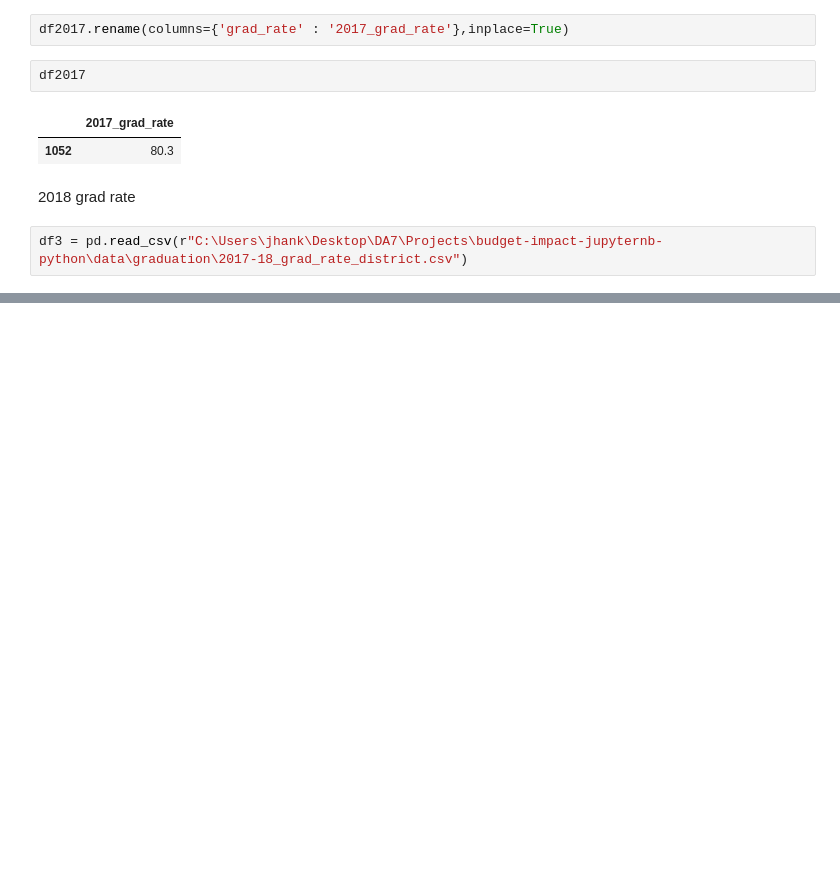
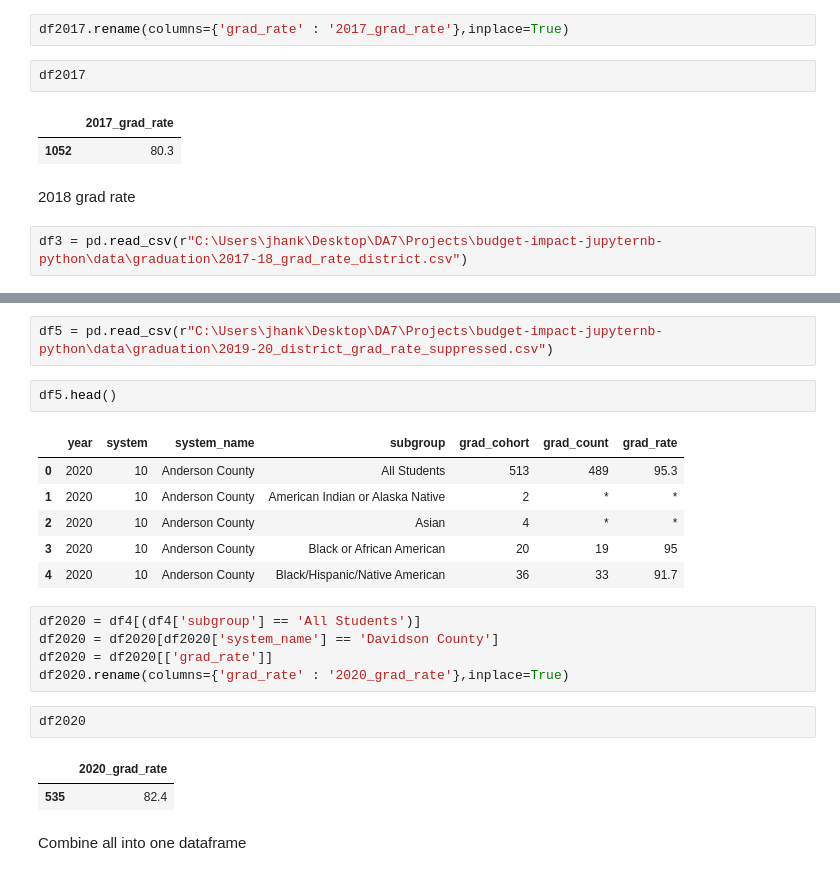
Before and after one commit to jwhankins177/capstone-budget-impact-jupyternb-python, a Jupyter notebook: notebooks/graduation.ipynb, the cells around one changed output, grey strips where cells are left out. Cells and saved outputs as stored; diff of their text form; blank space fills up the shorter version.

```diff
--- a/notebooks/graduation.ipynb
+++ b/notebooks/graduation.ipynb
@@ -77,0 +168,23 @@ df3 = pd.read_csv(r"C:\Users\jhank\Desktop\DA7\Projects\budget-impact-jupyternb-
+# %%
+df5 = pd.read_csv(r"C:\Users\jhank\Desktop\DA7\Projects\budget-impact-jupyternb-python\data\graduation\2019-20_district_grad_rate_suppressed.csv")
+# %%
+df5.head()
+# %% [output]
+|  | year | system | system_name | subgroup | grad_cohort | grad_count | grad_rate |
+| 0 | 2020 | 10 | Anderson County | All Students | 513 | 489 | 95.3 |
+| 1 | 2020 | 10 | Anderson County | American Indian or Alaska Native | 2 | * | * |
+| 2 | 2020 | 10 | Anderson County | Asian | 4 | * | * |
+| 3 | 2020 | 10 | Anderson County | Black or African American | 20 | 19 | 95 |
+| 4 | 2020 | 10 | Anderson County | Black/Hispanic/Native American | 36 | 33 | 91.7 |
+# %%
+df2020 = df4[(df4['subgroup'] == 'All Students')]
+df2020 = df2020[df2020['system_name'] == 'Davidson County']
+df2020 = df2020[['grad_rate']]
+df2020.rename(columns={'grad_rate' : '2020_grad_rate'},inplace=True)
+# %%
+df2020
+# %% [output]
+|  | 2020_grad_rate |
+| 535 | 82.4 |
+# %% [markdown]
+Combine all into one dataframe
```
Also changed, not shown: parts of 15 cells of this notebook.
